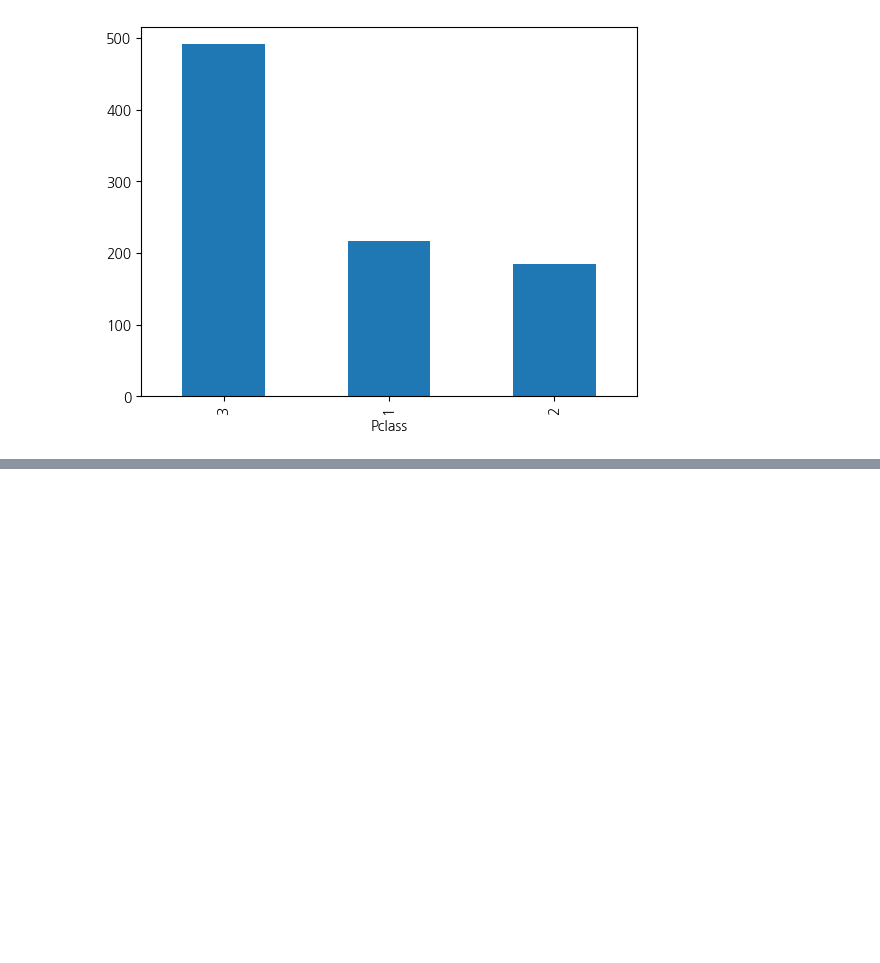
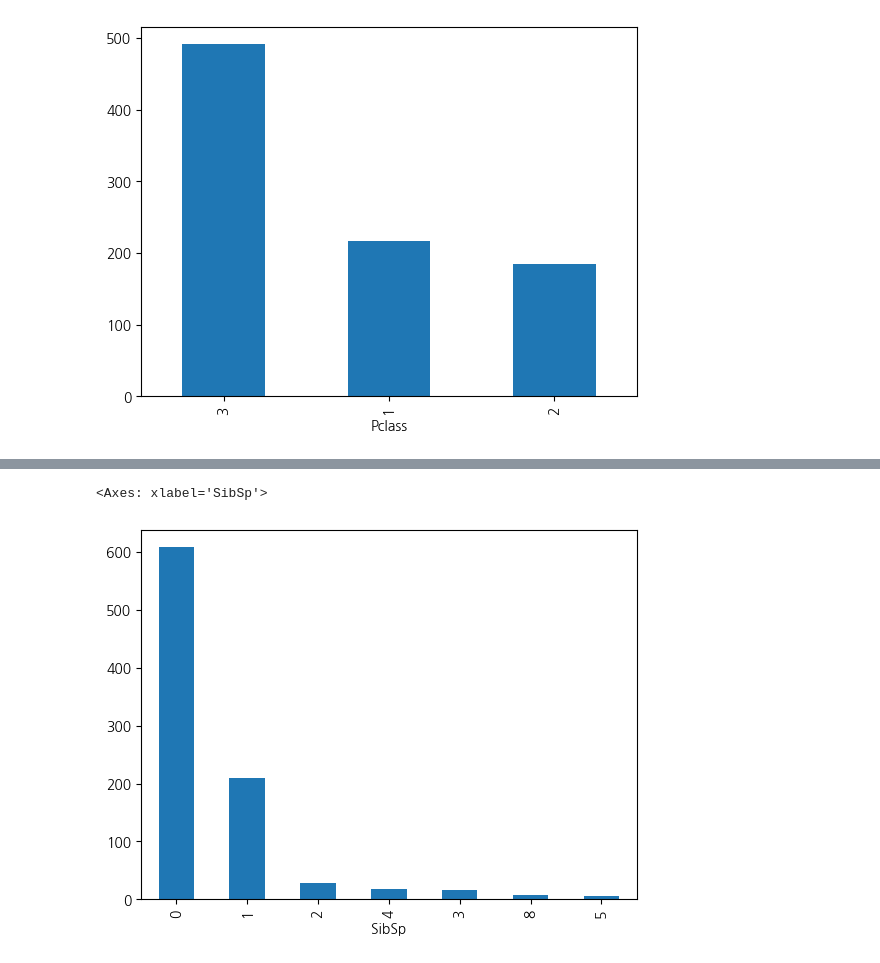
Before and after one commit to hyun111111/fintech_service_2nd, a Jupyter notebook: 05machine_learning/08.지도학습_분류분석_의사결정나무.ipynb, the cells around one changed output, grey strips where cells are left out. Cells and saved outputs as stored; diff of their text form; code cells hidden in the pictures; blank space fills up the shorter version.

```diff
--- a/05machine_learning/08.지도학습_분류분석_의사결정나무.ipynb
+++ b/05machine_learning/08.지도학습_분류분석_의사결정나무.ipynb
@@ -411,0 +433,5 @@ df['Pclass'].value_counts().plot(kind="bar")
+# %%
+df['SibSp'].value_counts().plot(kind="bar")
+# %% [output]
+<Axes: xlabel='SibSp'>
+[figure, added]
```
Also changed, not shown: parts of 42 cells of this notebook, 5 other files.
